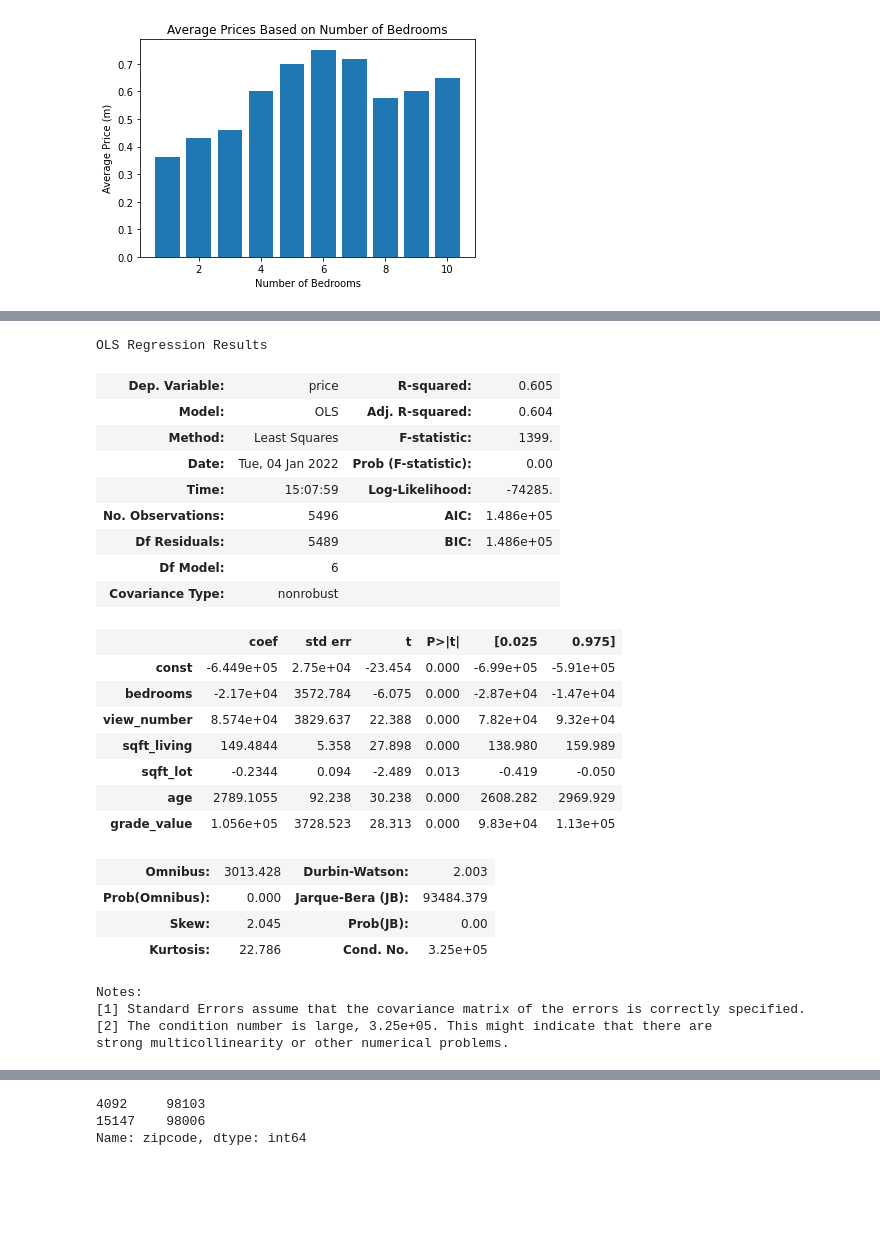
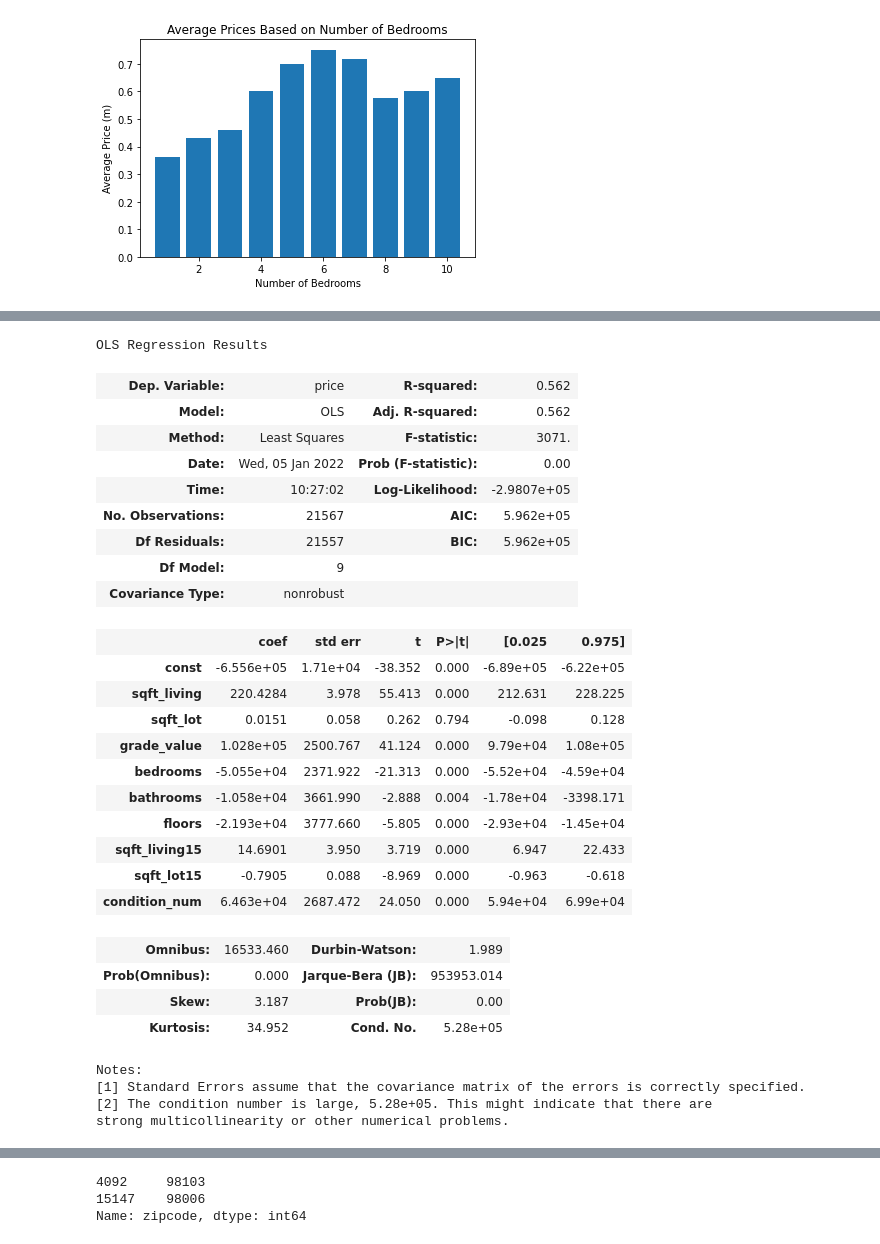
Before and after one commit to epradojr/King-County-House-Sales, a Jupyter notebook: notebooks/fyikar.ipynb, the cells around one changed output, grey strips where cells are left out. Drawn from its saved outputs; the diff is of its cells as text; code cells hidden in the pictures; blank space fills up the shorter version.

```diff
--- a/notebooks/fyikar.ipynb
+++ b/notebooks/fyikar.ipynb
@@ -468,5 +423,5 @@ Name: yr_renovated, dtype: int64
 # %%
-df_top_10['yr_renovated'] = df_top_10['yr_renovated'].astype(int)
+df['yr_renovated'] = df['yr_renovated'].astype(int)
 # %% [output]
 A value is trying to be set on a copy of a slice from a DataFrame.
 Try using .loc[row_indexer,col_indexer] = value instead
@@ -476,7 +431,7 @@ See the caveats in the documentation: https://pandas.pydata.org/pandas-docs/stab
 # %%
-df_top_10['age'] = df_top_10['yr_built']
-df_top_10.loc[df_top_10['yr_renovated'] != 0, 'age'] = df_top_10['yr_renovated']
-df_top_10['age'] = df_top_10['age'].map(lambda x: 2015-x)
+df['age'] = df['yr_built']
+df.loc[df['yr_renovated'] != 0, 'age'] = df['yr_renovated']
+df['age'] = df['age'].map(lambda x: 2015-x)
 # %% [output]
 A value is trying to be set on a copy of a slice from a DataFrame.
 Try using .loc[row_indexer,col_indexer] = value instead
@@ -516,6 +471,6 @@ df_top_10[['yr_renovated','yr_built','age']].head(20)
 # %%
 yesno = {'YEs':1, 'NO':0}
-df_top_10['waterfront_number'] = df_top_10['waterfront'].map(yesno)
+df['waterfront_number'] = df['waterfront'].map(yesno)
 # %% [output]
 A value is trying to be set on a copy of a slice from a DataFrame.
 Try using .loc[row_indexer,col_indexer] = value instead
@@ -555,6 +510,6 @@ Notes:
 strong multicollinearity or other numerical problems.
 # %%
-df_top_10['view_number'] = df_top_10['view_number'].map(lambda x: 0 if np.isnan(x) else x)
+df['view_number'] = df['view_number'].map(lambda x: 0 if np.isnan(x) else x)
 # %% [output]
 A value is trying to be set on a copy of a slice from a DataFrame.
 Try using .loc[row_indexer,col_indexer] = value instead
@@ -572,33 +547,36 @@ df_top_10['view_number'].value_counts().sum()
 # %%
-y = df_top_10['price']
-x = df_top_10[['bedrooms', 'view_number', 'sqft_living','sqft_lot','age','grade_value']]
+y = df['price']
+x = df[['sqft_living','sqft_lot','grade_value','bedrooms','bathrooms','floors','sqft_living15','sqft_lot15','condition_num']]
 X = sm.add_constant(x)
 model = sm.OLS(y,X).fit()
 model.summary()
 # %% [output]
 OLS Regression Results
-| Dep. Variable: | price | R-squared: | 0.605 |
-| Model: | OLS | Adj. R-squared: | 0.604 |
-| Method: | Least Squares | F-statistic: | 1399. |
-| Date: | Tue, 04 Jan 2022 | Prob (F-statistic): | 0.00 |
-| Time: | 15:07:59 | Log-Likelihood: | -74285. |
-| No. Observations: | 5496 | AIC: | 1.486e+05 |
-| Df Residuals: | 5489 | BIC: | 1.486e+05 |
-| Df Model: | 6 |  |  |
+| Dep. Variable: | price | R-squared: | 0.562 |
+| Model: | OLS | Adj. R-squared: | 0.562 |
+| Method: | Least Squares | F-statistic: | 3071. |
+| Date: | Wed, 05 Jan 2022 | Prob (F-statistic): | 0.00 |
+| Time: | 10:27:02 | Log-Likelihood: | -2.9807e+05 |
+| No. Observations: | 21567 | AIC: | 5.962e+05 |
+| Df Residuals: | 21557 | BIC: | 5.962e+05 |
+| Df Model: | 9 |  |  |
 | Covariance Type: | nonrobust |  |  |
 |  | coef | std err | t | P>|t| | [0.025 | 0.975] |
-| const | -6.449e+05 | 2.75e+04 | -23.454 | 0.000 | -6.99e+05 | -5.91e+05 |
-| bedrooms | -2.17e+04 | 3572.784 | -6.075 | 0.000 | -2.87e+04 | -1.47e+04 |
-| view_number | 8.574e+04 | 3829.637 | 22.388 | 0.000 | 7.82e+04 | 9.32e+04 |
-| sqft_living | 149.4844 | 5.358 | 27.898 | 0.000 | 138.980 | 159.989 |
-| sqft_lot | -0.2344 | 0.094 | -2.489 | 0.013 | -0.419 | -0.050 |
-| age | 2789.1055 | 92.238 | 30.238 | 0.000 | 2608.282 | 2969.929 |
-| grade_value | 1.056e+05 | 3728.523 | 28.313 | 0.000 | 9.83e+04 | 1.13e+05 |
+| const | -6.556e+05 | 1.71e+04 | -38.352 | 0.000 | -6.89e+05 | -6.22e+05 |
+| sqft_living | 220.4284 | 3.978 | 55.413 | 0.000 | 212.631 | 228.225 |
+| sqft_lot | 0.0151 | 0.058 | 0.262 | 0.794 | -0.098 | 0.128 |
+| grade_value | 1.028e+05 | 2500.767 | 41.124 | 0.000 | 9.79e+04 | 1.08e+05 |
+| bedrooms | -5.055e+04 | 2371.922 | -21.313 | 0.000 | -5.52e+04 | -4.59e+04 |
+| bathrooms | -1.058e+04 | 3661.990 | -2.888 | 0.004 | -1.78e+04 | -3398.171 |
+| floors | -2.193e+04 | 3777.660 | -5.805 | 0.000 | -2.93e+04 | -1.45e+04 |
+| sqft_living15 | 14.6901 | 3.950 | 3.719 | 0.000 | 6.947 | 22.433 |
+| sqft_lot15 | -0.7905 | 0.088 | -8.969 | 0.000 | -0.963 | -0.618 |
+| condition_num | 6.463e+04 | 2687.472 | 24.050 | 0.000 | 5.94e+04 | 6.99e+04 |
-| Omnibus: | 3013.428 | Durbin-Watson: | 2.003 |
-| Prob(Omnibus): | 0.000 | Jarque-Bera (JB): | 93484.379 |
-| Skew: | 2.045 | Prob(JB): | 0.00 |
-| Kurtosis: | 22.786 | Cond. No. | 3.25e+05 |
+| Omnibus: | 16533.460 | Durbin-Watson: | 1.989 |
+| Prob(Omnibus): | 0.000 | Jarque-Bera (JB): | 953953.014 |
+| Skew: | 3.187 | Prob(JB): | 0.00 |
+| Kurtosis: | 34.952 | Cond. No. | 5.28e+05 |
 Notes:
 [1] Standard Errors assume that the covariance matrix of the errors is correctly specified.
-[2] The condition number is large, 3.25e+05. This might indicate that there are
+[2] The condition number is large, 5.28e+05. This might indicate that there are
 strong multicollinearity or other numerical problems.
```
Also changed, not shown: parts of 107 cells of this notebook.
